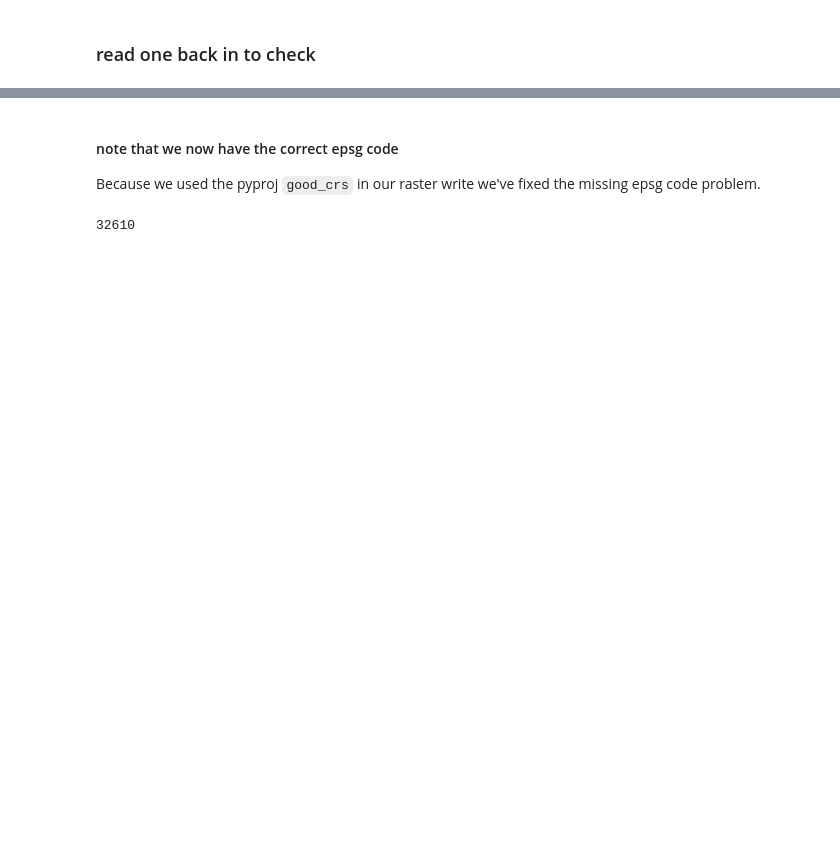
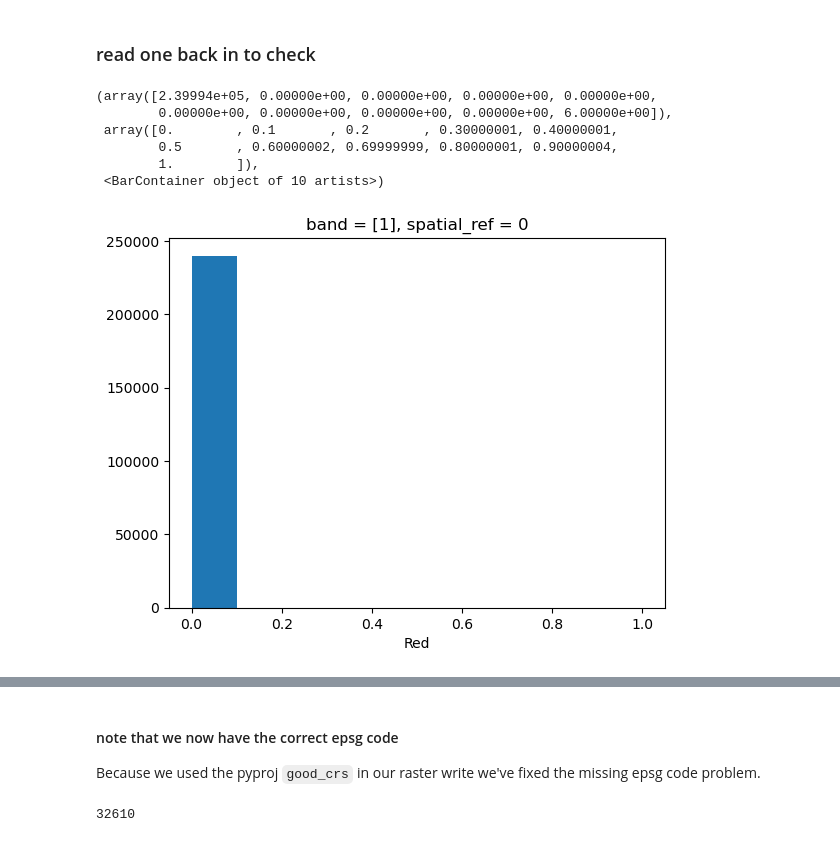
Before and after one commit to phaustin/a301_eoas, a Jupyter notebook: notebooks/week4/clip_bands.ipynb, the cells around one changed output, grey strips where cells are left out. Drawn from its saved outputs; the diff is of its cells as text; code cells hidden in the pictures; blank space fills up the shorter version.

```diff
--- a/notebooks/week4/clip_bands.ipynb
+++ b/notebooks/week4/clip_bands.ipynb
@@ -247,3 +273,13 @@ for key, value in band_dict.items():
 # %% [markdown]
 ### read one back in to check
+# %%
+small_band.plot.hist()
+# %% [output]
+(array([2.39994e+05, 0.00000e+00, 0.00000e+00, 0.00000e+00, 0.00000e+00,
+        0.00000e+00, 0.00000e+00, 0.00000e+00, 0.00000e+00, 6.00000e+00]),
+ array([0.        , 0.1       , 0.2       , 0.30000001, 0.40000001,
+        0.5       , 0.60000002, 0.69999999, 0.80000001, 0.90000004,
+        1.        ]),
+ <BarContainer object of 10 artists>)
+[figure, added]
 # %%
```
Also changed, not shown: parts of 13 cells of this notebook, 2 other files.
